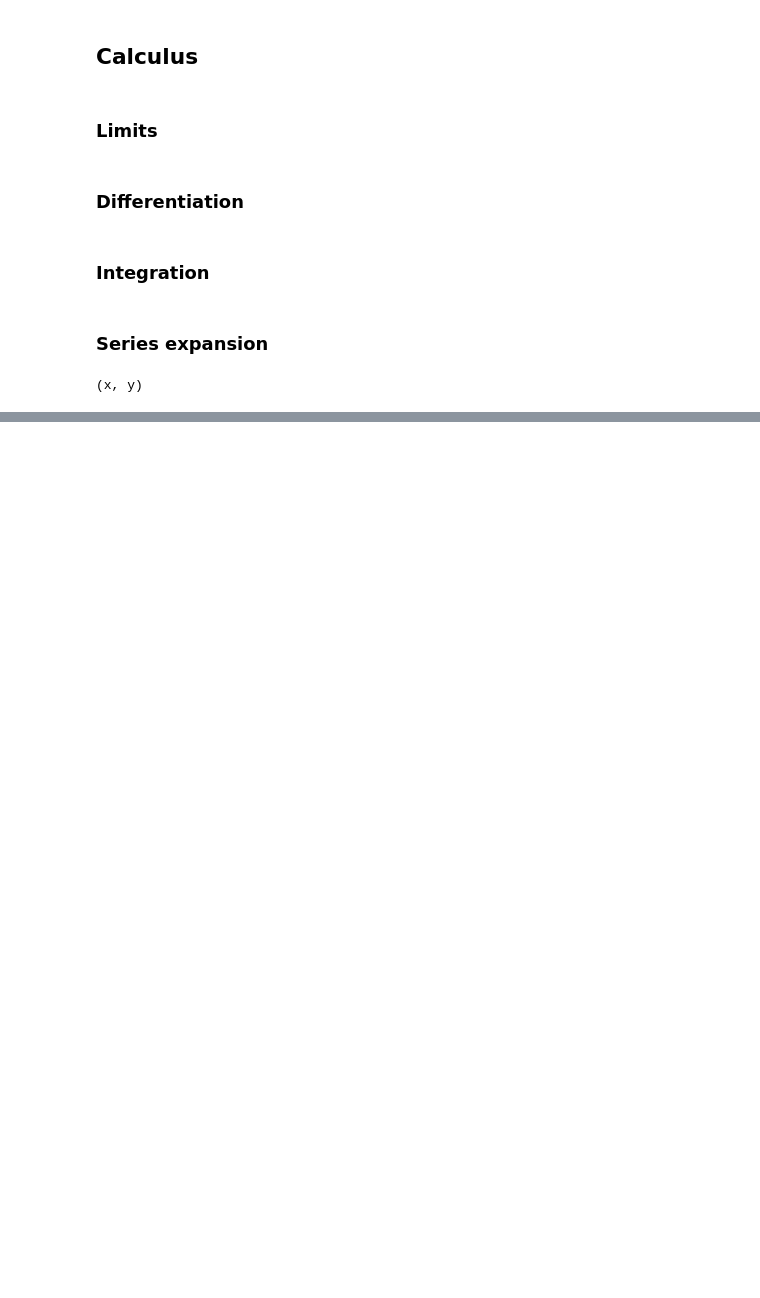
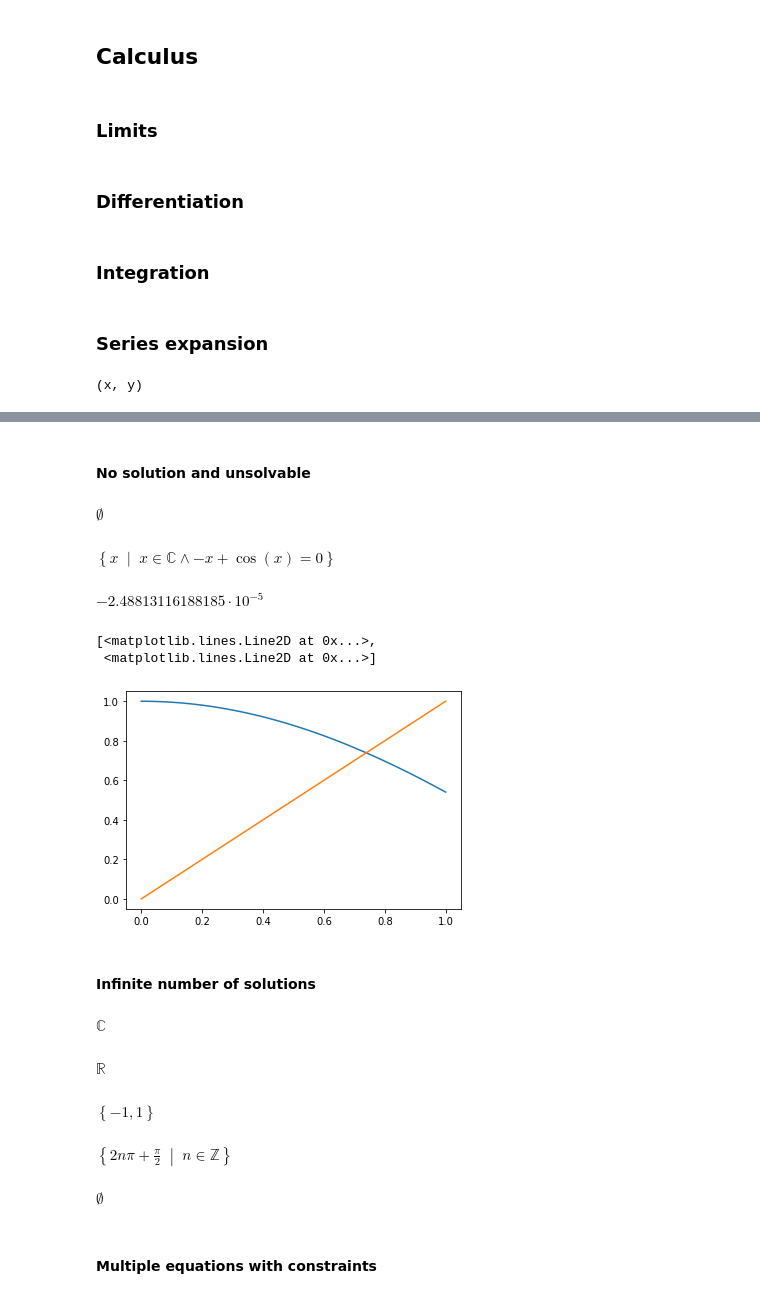
Before and after one commit to AUB-EECE231/notebooks, a Jupyter notebook: numerical.ipynb, the cells around one changed output, grey strips where cells are left out. Saved outputs shown, nothing was run; the diff lists cells and outputs as text; code cells hidden in the pictures; blank space fills up the shorter version.

Commit message:
algebraic and diff equation solving

```diff
--- a/numerical.ipynb
+++ b/numerical.ipynb
@@ -433,0 +492,54 @@ sym.symbols('x y')
+# %% [markdown]
+#### No solution and unsolvable
+# %%
+x=sym.symbols('x')
+## no solution
+r1=sym.solveset(sym.exp(x),x)
+display(r1)
+
+## sympy cannot solve this
+r2=sym.solveset(sym.cos(x)-x,x)
+display(r2)
+
+## A solution for the above exists. It is around 0.7391
+x=0.7391
+sym.cos(x)-x
+
+## Check out the plot below
+# %% [output]
+$\displaystyle \emptyset$
+$\displaystyle \left\{x\; \middle|\; x \in \mathbb{C} \wedge - x + \cos{\left(x \right)} = 0 \right\}$
+$\displaystyle -2.48813116188185 \cdot 10^{-5}$
+# %%
+import numpy as np
+import matplotlib.pyplot as plt
+
+x=np.linspace(0,1)
+y=[np.cos(v) for v in x]
+plt.plot(x,y,x,x)
+# %% [output]
+[<matplotlib.lines.Line2D at 0x...>,
+ <matplotlib.lines.Line2D at 0x...>]
+[figure, added]
+# %% [markdown]
+#### Infinite number of solutions
+# %%
+r1=sym.solveset(x-x,x)
+r2=sym.solveset(x-x,x,domain=sym.Reals)
+display(r1)
+display(r2)
+# %% [output]
+$\displaystyle \mathbb{C}$
+$\displaystyle \mathbb{R}$
+$\displaystyle \left\{-1, 1\right\}$
+# %%
+r1=sym.solveset(sym.sin(x)-1)
+display(r1)
+# %% [output]
+$\displaystyle \left\{2 n \pi + \frac{\pi}{2}\; \middle|\; n \in \mathbb{Z}\right\}$
+# %%
+sym.solveset(x**2+1,domain=sym.Reals)
+# %% [output]
+$\displaystyle \emptyset$
+# %% [markdown]
+#### Multiple equations with constraints
```
Also changed, not shown: parts of 25 cells of this notebook.
